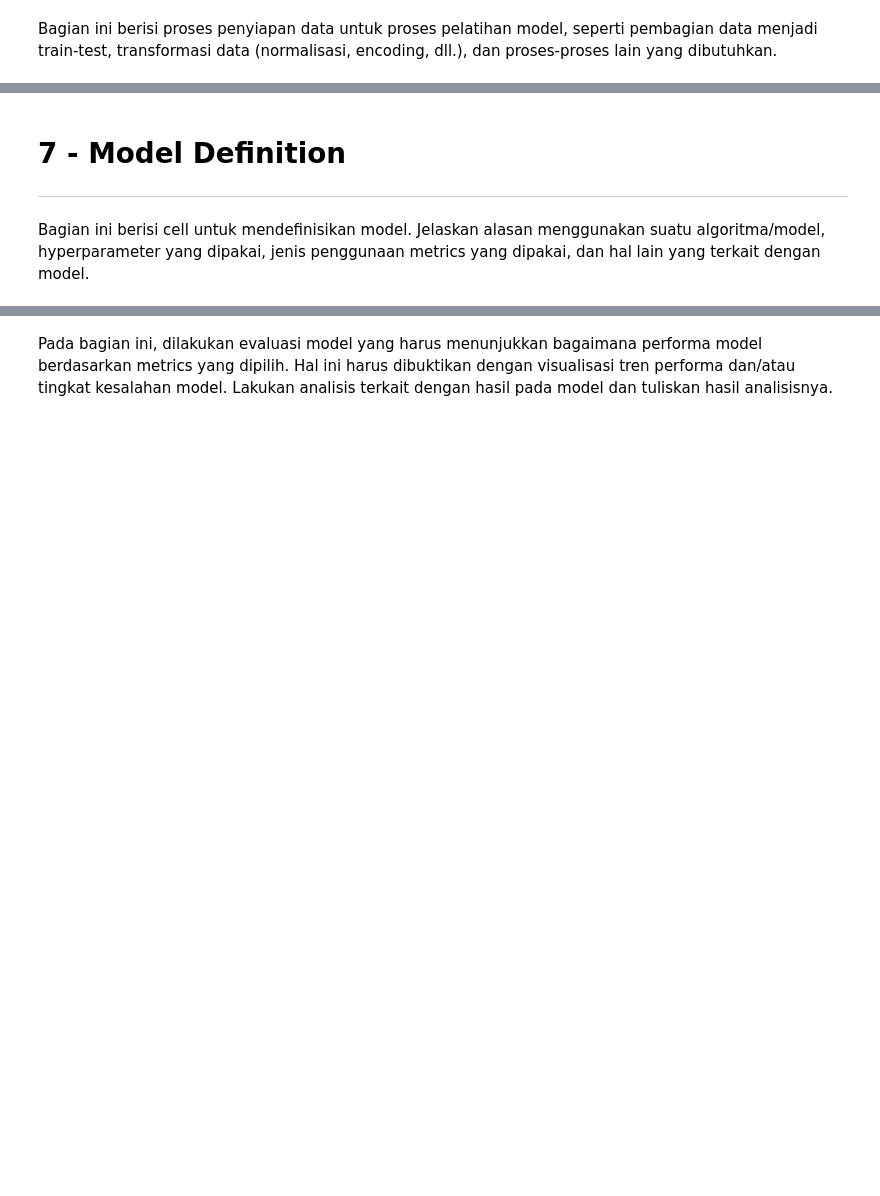
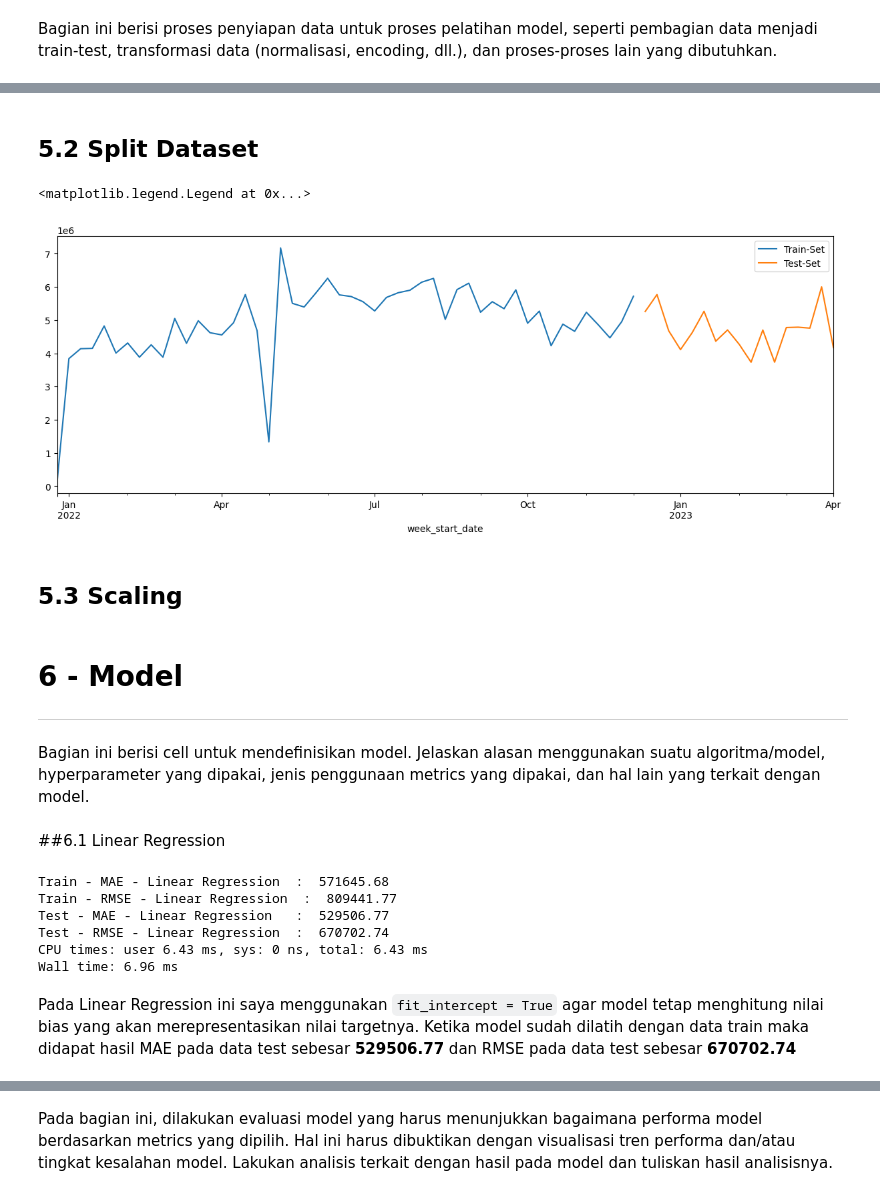
Before and after one commit to andik-alfauzi/Final-Project, a Jupyter notebook: Final_Project_Andik_Al_Fauzi.ipynb, the cells around one changed output, grey strips where cells are left out. Cells and saved outputs as stored; diff of their text form; code cells hidden in the pictures; blank space fills up the shorter version.

```diff
--- a/Final_Project_Andik_Al_Fauzi.ipynb
+++ b/Final_Project_Andik_Al_Fauzi.ipynb
@@ -290,0 +204,20 @@ Bagian ini berisi proses penyiapan data untuk proses pelatihan model, seperti pe
+# %%
+# Create A New Dataset with `window=4`
+
+window = 4
+X = []
+y = []
+
+for index in range(0, len(sales)-window):
+  X.append(sales[index : window + index])
+  y.append(sales[window + index])
+
+X = np.array(X)
+y = np.array(y)
+
+# Display
+print('Data X : ')
+print(X, X.shape)
+print('='*100)
+print('Data y : ')
+print(y, y.shape)
@@ -290,0 +262,21 @@ Bagian ini berisi proses penyiapan data untuk proses pelatihan model, seperti pe
+# %% [markdown]
+## 5.2 Split Dataset
+# %%
+# Splitting Dataset
+train_size = round(len(X)*0.8)
+
+X_train = X[:train_size]
+y_train = y[:train_size]
+
+X_test = X[train_size:]
+y_test = y[train_size:]
+# %%
+# Trend Visualization of train-set and test-set
+sales[:train_size].plot.line(figsize=(15, 5))
+sales[train_size:].plot.line(figsize=(15,5))
+plt.legend(['Train-Set', 'Test-Set'])
+# %% [output]
+<matplotlib.legend.Legend at 0x...>
+[figure, added]
+# %% [markdown]
+## 5.3 Scaling
@@ -291,6 +289,36 @@ Bagian ini berisi proses penyiapan data untuk proses pelatihan model, seperti pe
 # %% [markdown]
-# **7 - Model Definition**
+# **6 - Model**
 
 ---
 # %% [markdown]
 Bagian ini berisi cell untuk mendefinisikan model. Jelaskan alasan menggunakan suatu algoritma/model, hyperparameter yang dipakai, jenis penggunaan metrics yang dipakai, dan hal lain yang terkait dengan model.
+# %% [markdown]
+##6.1 Linear Regression
+# %%
+# Define Linear Regression
+%%time
+LRModel = LinearRegression(fit_intercept = True, n_jobs=1)
+LRModel.fit(X_trainScaled, y_train)
+
+# Apply Predict
+y_predTrainLR = LRModel.predict(X_trainScaled)
+y_predTestLR = LRModel.predict(X_testScaled)
+
+# Check MAE
+maeTrainLR = round(mean_absolute_error(y_train, y_predTrainLR),2)
+rmseTrainLR = round(sqrt(mean_squared_error(y_train, y_predTrainLR)),2)
+maeTestLR = round(mean_absolute_error(y_test, y_predTestLR),2)
+rmseTestLR = round(sqrt(mean_squared_error(y_test, y_predTestLR)),2)
+print('Train - MAE - Linear Regression  : ', maeTrainLR)
+print('Train - RMSE - Linear Regression  : ', rmseTrainLR)
+print('Test - MAE - Linear Regression   : ', maeTestLR)
+print('Test - RMSE - Linear Regression  : ', rmseTestLR)
+# %% [output]
+Train - MAE - Linear Regression  :  571645.68
+Train - RMSE - Linear Regression  :  809441.77
+Test - MAE - Linear Regression   :  529506.77
+Test - RMSE - Linear Regression  :  670702.74
+CPU times: user 6.43 ms, sys: 0 ns, total: 6.43 ms
+Wall time: 6.96 ms
+# %% [markdown]
+Pada Linear Regression ini saya menggunakan `fit_intercept = True` agar model tetap menghitung nilai bias yang akan merepresentasikan nilai targetnya. Ketika model sudah dilatih dengan data train maka didapat hasil MAE pada data test sebesar **529506.77** dan RMSE pada data test sebesar **670702.74**
```
Also changed, not shown: parts of 97 cells of this notebook, 2 other files.
